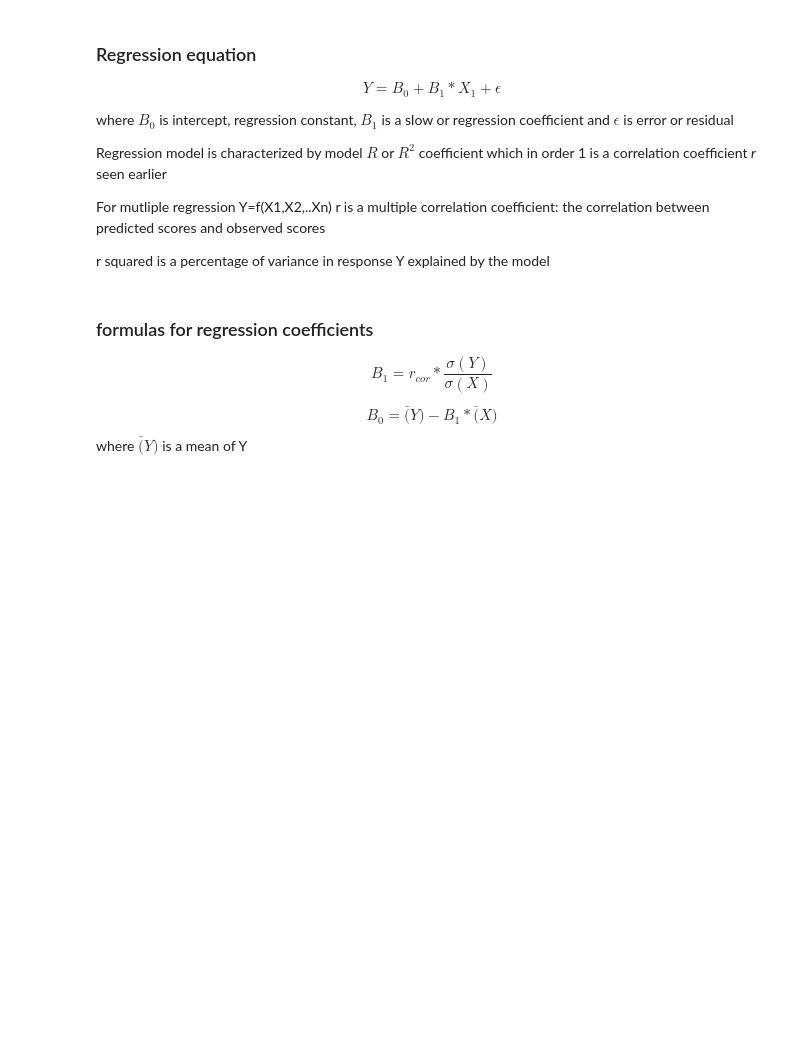
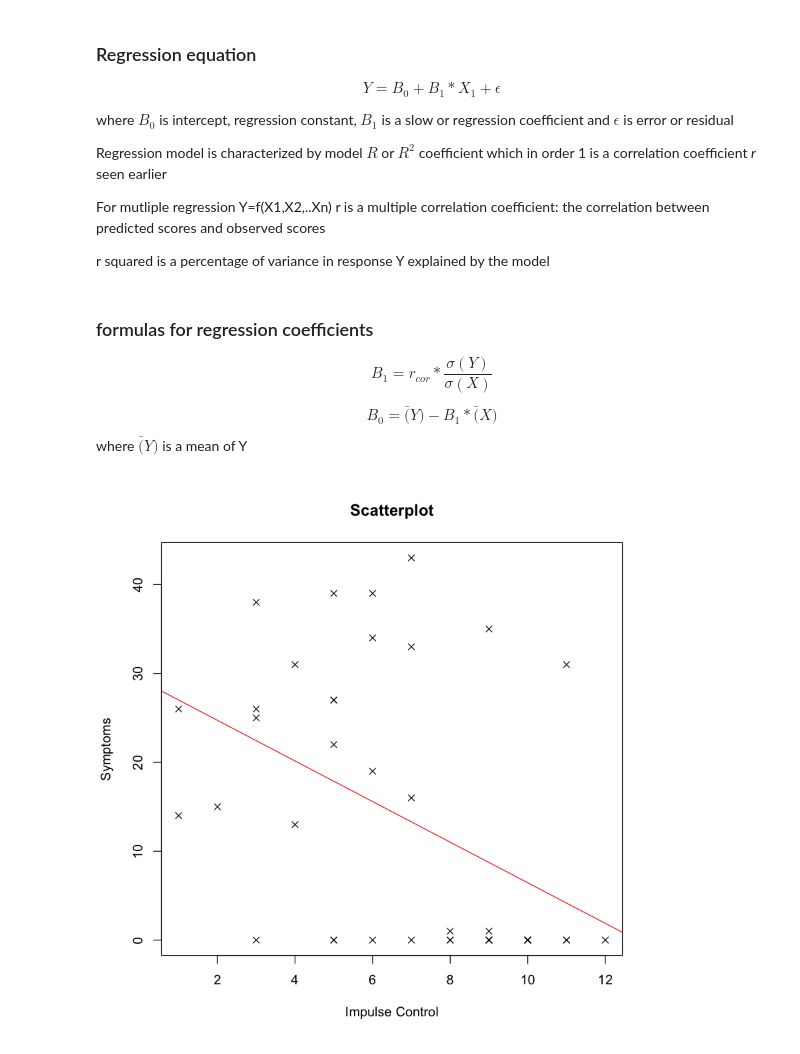
Before and after one commit to slzdevsnp/learn, a Jupyter notebook: intro_stat_corr_regr/correlation_regression_nb.ipynb, the cells around one changed output. Saved outputs shown, nothing was run; the diff lists cells and outputs as text; code cells hidden in the pictures; blank space fills up the shorter version.

Commit message:
chap 2 done in correlation and regression course

```diff
--- a/intro_stat_corr_regr/correlation_regression_nb.ipynb
+++ b/intro_stat_corr_regr/correlation_regression_nb.ipynb
@@ -196,0 +188,23 @@ $$B_0 = \bar(Y) - B_1 * \bar(X)$$  where $\bar(Y)$ is a mean of Y
+# %%
+##manual compute of B_0 and B1 for variables impact$sym2 and impact$ic2
+# impact$ic2 is independent variable (feature)
+#impact$sym2 is dependent variable ( response)
+mean_sym2 <- mean(impact$sym2)
+mean_ic2 <- mean(impact$ic2)
+sd_sym2 <- sd(impact$sym2)
+sd_ic2 <- sd(impact$ic2)
+r <- cor(impact$ic2,impact$sym2)
+
+# Calculate the slope
+B_1 <- r * (sd_sym2 )/( sd_ic2 )
+
+# Calculate the intercept
+B_0 <- mean_sym2 - B_1 * mean_ic2
+
+# Plot of ic2 against sym2
+plot(impact$ic2, impact$sym2, main = "Scatterplot", ylab = "Symptoms", xlab = "Impulse Control", pch=4)
+
+# Add the regression line
+abline(B_0, B_1, col = "red")
+# %% [output]
+[figure, added]
```
Also changed, not shown: parts of 8 cells of this notebook, 1 other file.
